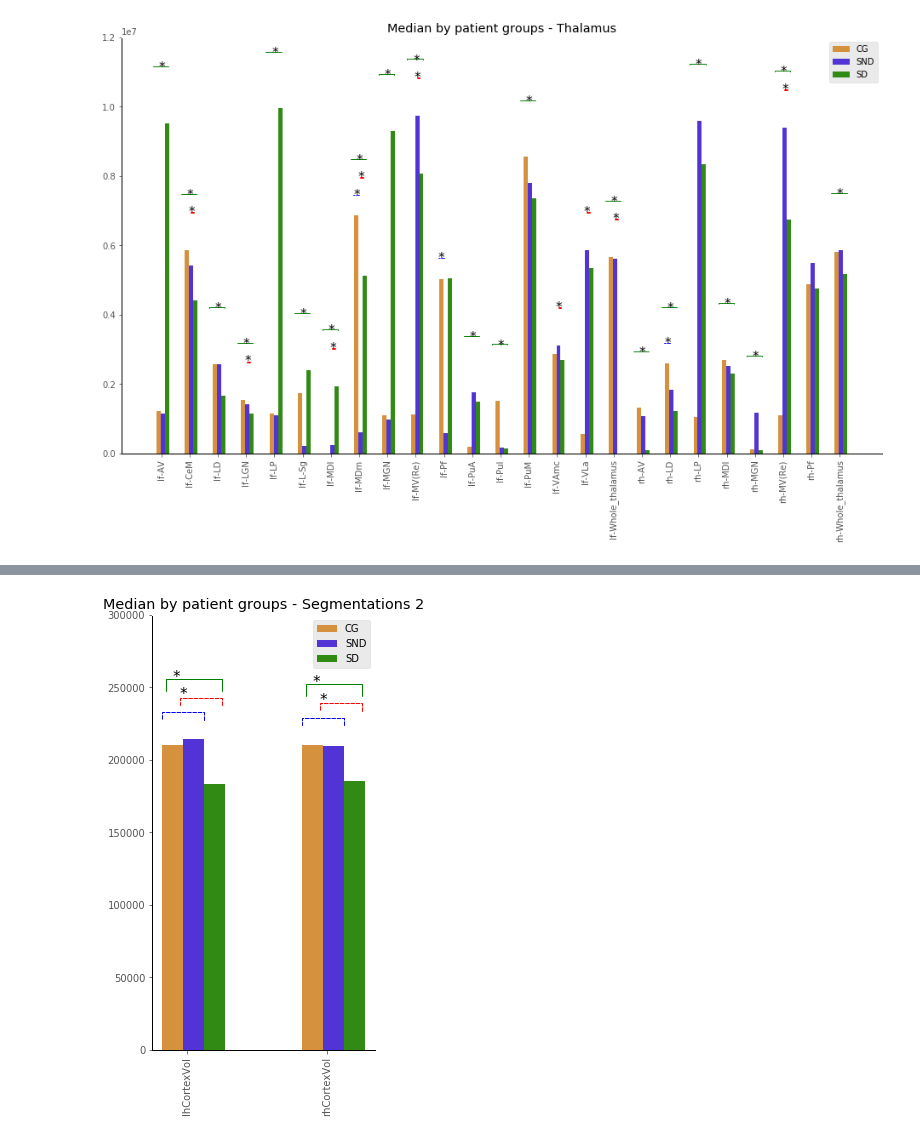
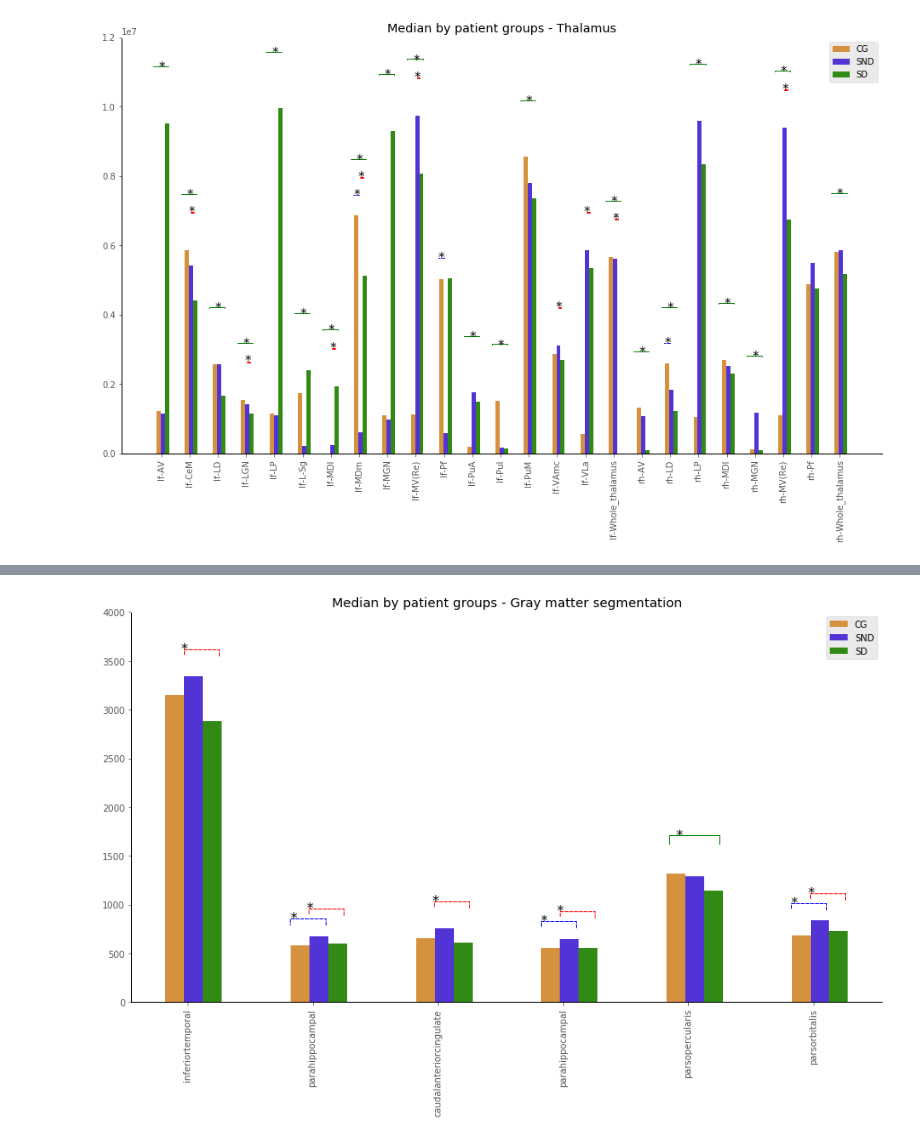
Before and after one commit to josealejolibreros/schizophrenic_data_processing, a Jupyter notebook: graphs_q2_and_mann_whitney_between_groups.ipynb, the cells around one changed output, grey strips where cells are left out. Saved outputs shown, nothing was run; the diff lists cells and outputs as text; code cells hidden in the pictures.

Commit message:
Disable horizontal pair-group mark if there is no Mann Whitney significance between the two pair groups (p>0.05)

```diff
--- a/graphs_q2_and_mann_whitney_between_groups.ipynb
+++ b/graphs_q2_and_mann_whitney_between_groups.ipynb
@@ -496,28 +1107,14 @@ for general_structure in ['segmentation']:
 # %%
-substructure_names = ['lhCortexVol','rhCortexVol']#'CC_Mid_Anterior']
+substructure_names = ['inferiortemporal','parahippocampal','caudalanteriorcingulate',
+                      'parahippocampal','parsopercularis','parsorbitalis']
 #'lf-PuA','lf-L-Sg',
-for general_structure in ['segmentation']:
+for general_structure in ['gray_matter_segmentation']:
 
     general_structure_data = data_non.loc[data_non['general_structure']
-                                                        .isin(['general_segmentation','segmentation'])]
-    #general_structure_data_f = general_structure_data.loc[substructure_names]
+                                                        .isin(['gray_matter_segmentation'])]
 
-    general_structure_data = general_structure_data.iloc[[2,3]]
-    general_structure_data = pd.DataFrame(general_structure_data)#.transpose()
-    #print(general_structure_data)
-    #general_structure_data = np.array(data_non.columns.tolist())
-    #general_structure_data = np.append([general_structure_data], [data_non[(data_non['general_structure']==general_structure)]\
-    #                                         .to_numpy()[1]],axis=0)
-
-
-    #general_structure_data = pd.DataFrame(general_structure_data)#, columns = np.array(data_non.columns.tolist()))
-    #print(general_structure_data.iloc[1])
-
-    #general_structure_data_f = general_structure_data.loc[substructure_names]
-
-    #general_structure_data = general_structure_data[(general_structure_data\
-     #                                                ['general_structure']=="Right-Accumbens-area")]
-
+    general_structure_data = general_structure_data.iloc[[8,15,37,50,52,53]]
+    general_structure_data = pd.DataFrame(general_structure_data)
 
 
     q2_hc = general_structure_data['hc_q2']
@@ -527,7 +1124,7 @@ for general_structure in ['segmentation']:
     mann_whitney_hc_vs_ed_pvalue = general_structure_data['mann_whitney_hc_vs_ed_pvalue'].values
     mann_whitney_en_vs_ed_pvalue = general_structure_data['mann_whitney_en_vs_ed_pvalue'].values
 
-    fig, ax = plt.subplots(figsize = (4,8))
+    fig, ax = plt.subplots(figsize=(15, 8))
 
     ind = np.arange(len(substructure_names))    # the x locations for the groups
 
@@ -539,15 +1136,14 @@ for general_structure in ['segmentation']:
 
     for rect in bar1 + bar2 + bar3:
         height = rect.get_height()
-        #plt.text(rect.get_x() + rect.get_width()/2.0, height, '%.1f' % int(height), ha='center', va='bottom')
 
-    ax.set_title('Median by patient groups - Segmentations 2')
+    ax.set_title('Median by patient groups - Gray matter segmentation')
     ax.set_xticks(ind + margin + 2*width / 3)
     ax.set_xticklabels(substructure_names, rotation=90)
 
     #print(len(ax.bar))
 
-    ax.set_ylim([0,300000])
+    ax.set_ylim([0,4000])
     #ax.grid(False)
     ax.set_facecolor('xkcd:white')
     ax.spines['bottom'].set_color('black')
@@ -558,78 +1154,68 @@ for general_structure in ['segmentation']:
     ax.legend()
 
 
-
     def label_diff_1_3(i,j,text,X,group1,group2,group3):
-        #x = (X[i]+X[j])/2
         pos_max = max(group1[i], group2[i], group3[i])
-        y_hc_en = pos_max + 30000
-        #dx = abs(X[i]-X[j])
+        y_hc_en = pos_max + 240
 
         props = {'connectionstyle':'bar','arrowstyle':'-',\
-                     'shrinkA':5,'shrinkB':5,'linewidth':1, 'color':'green'}
-        #ax.annotate(text, xy=(X[i],y+7), zorder=10)
-        #ax.annotate('', xy=(X[i],y), xytext=(X[j],y), arrowprops=props)
-        ax.annotate(text, xy=(i+0.10,y_hc_en+10000), zorder=10, size = 15)
+                     'shrinkA':7,'shrinkB':7,'linewidth':1, 'color':'green'}
+        ax.annotate(text, xy=(i+0.10,y_hc_en+100), zorder=10, size = 15)
         ax.annotate('', xy=(i+0.05,y_hc_en), xytext=(i+0.45,y_hc_en), arrowprops=props)
 
     # Call the function
     #label_diff(0,1,'p=0.0370',ind,q2_hc)
     for idx in range (0,len(substructure_names)):
-        mark = define_mark(mann_whitney_hc_vs_ed_pvalue,idx)
-        label_diff_1_3(idx,1,mark,ind,q2_hc.values,q2_en.values,q2_ed.values)
-
+        significance,mark = define_mark(mann_whitney_hc_vs_ed_pvalue,idx)
+        if significance:
+            label_diff_1_3(idx,1,mark,ind,q2_hc.values,q2_en.values,q2_ed.values)
 
 
     def label_diff_2_3(i,j,text,X,group1,group2,group3):
         #x = (X[i]+X[j])/2
         pos_max = max(group1[i], group2[i], group3[i])
-        y_hc_en = pos_max + 20000
+        y_hc_en = pos_max + 170
         y_hc_ed = 1.2* pos_max
         y_ed_en = 1.3* pos_max
-        #dx = abs(X[i]-X[j])
 
         props = {'connectionstyle':'bar','arrowstyle':'-',\
                      'linestyle':'--','shrinkA':5,'shrinkB':5,'linewidth':1, 'color':'red'}
-        #ax.annotate(text, xy=(X[i],y+7), zorder=10)
-        #ax.annotate('', xy=(X[i],y), xytext=(X[j],y), arrowprops=props)
-        ax.annotate(text, xy=(i+0.15,y_hc_en+8000), zorder=10, size = 15)
-        ax.annotate('', xy=(i+0.15,y_hc_en), xytext=(i+0.45,y_hc_en), arrowprops=props)
+
+        ax.annotate(text, xy=(i+0.15,y_hc_en+70), zorder=10, size = 15)
+        ax.annotate('', xy=(i+0.17,y_hc_en), xytext=(i+0.45,y_hc_en), arrowprops=props)
 
     # Call the function
-
+    #label_diff(0,1,'p=0.0370',ind,q2_hc)
 
     for idx in range (0,len(substructure_names)):
-        mark = define_mark(mann_whitney_en_vs_ed_pvalue,idx)
-        label_diff_2_3(idx,1,mark,ind,q2_hc.values,q2_en.values,q2_ed.values)
-
-
-
+        significance,mark = define_mark(mann_whitney_en_vs_ed_pvalue,idx)
+        if significance:
+            label_diff_2_3(idx,1,mark,ind,q2_hc.values,q2_en.values,q2_ed.values)
 
 
 
     def label_diff_1_2(i,j,text,X,group1,group2,group3):
         #x = (X[i]+X[j])/2
         pos_max = max(group1[i], group2[i], group3[i])
-        y_hc_en = pos_max + 10000
+        y_hc_en = pos_max + 70
         y_hc_ed = 1.2* pos_max
         y_ed_en = 1.3* pos_max
         #dx = abs(X[i]-X[j])
 
         props = {'connectionstyle':'bar','arrowstyle':'-',\
                      'linestyle':'--','shrinkA':5,'shrinkB':5,'linewidth':1, 'color':'blue'}
-        #ax.annotate(text, xy=(X[i],y+7), zorder=10)
-        #ax.annotate('', xy=(X[i],y), xytext=(X[j],y), arrowprops=props)
-        ax.annotate(text, xy=(i,y_hc_en+8000), zorder=10, size = 15)
-        ax.annotate('', xy=(i+0.02,y_hc_en), xytext=(i+0.32,y_hc_en), arrowprops=props)
+
+        ax.annotate(text, xy=(i+0.02,y_hc_en+70), zorder=10, size = 15)
+        ax.annotate('', xy=(i+0.02,y_hc_en), xytext=(i+0.30,y_hc_en), arrowprops=props)
 
     # Call the function
     #label_diff(0,1,'p=0.0370',ind,q2_hc)
 
     for idx in range (0,len(substructure_names)):
-        mark = define_mark(mann_whitney_hc_vs_en_pvalue,idx)
-        label_diff_1_2(idx,1,mark,ind,q2_hc.values,q2_en.values,q2_ed.values)
+        significance,mark = define_mark(mann_whitney_hc_vs_en_pvalue,idx)
+        if significance:
+            label_diff_1_2(idx,1,mark,ind,q2_hc.values,q2_en.values,q2_ed.values)
 
-
-    fig.savefig('segmentation_2_plot.pdf', dpi=fig.dpi, bbox_inches="tight")
+    fig.savefig('graymatter_segmentation_plot.pdf', dpi=fig.dpi, bbox_inches="tight")
 # %% [output]
-[figure, old version]
+[figure, new version]
```
Also changed, not shown: parts of 23 cells of this notebook.
